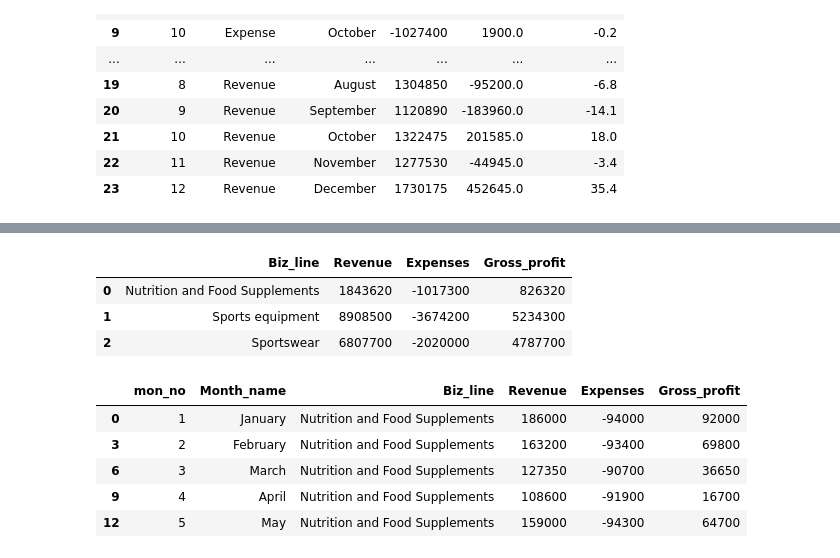
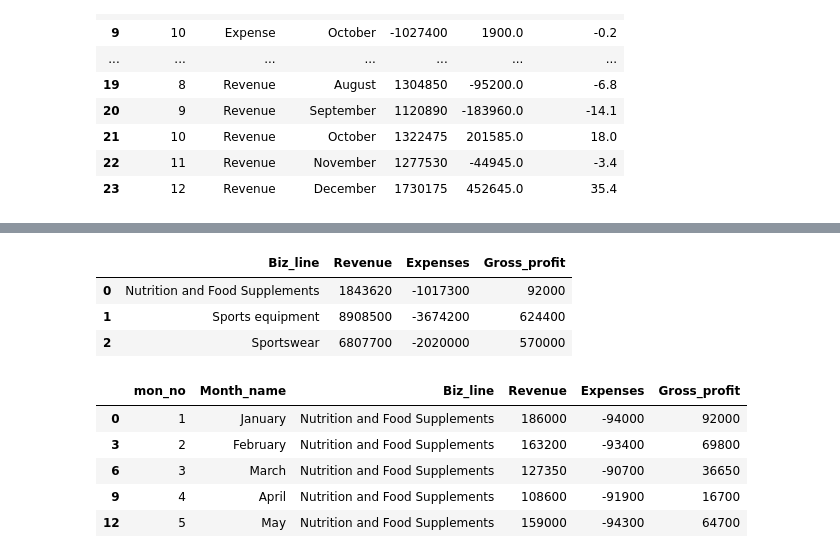
Before and after one commit to djibril968/Python_projects, a Jupyter notebook: Onyx_Financial_Analysis.ipynb, the cells around one changed output, grey strips where cells are left out. Saved outputs shown, nothing was run; the diff lists cells and outputs as text; code cells hidden in the pictures.

```diff
--- a/Onyx_Financial_Analysis.ipynb
+++ b/Onyx_Financial_Analysis.ipynb
@@ -698,22 +683,20 @@ profit_margin
 # %%
-#profit_margin_ext = Fin_data.groupby(['Rev_or_exp', 'Biz_line', 'Rev_exp_group'])['Amount'].sum().reset_index(name= 'total')
-#profit_margin_ext
-
+#Gross profit across all business lines
 
 def formular(df):
    Expenses = df.loc[df['Rev_exp_group'] == 'COGS', 'Amount'].sum()
    Revenue = df.loc[df['Rev_or_exp'] == 'Revenue', 'Amount'].sum()
    return  pd.DataFrame({'Biz_line': [df.name], 'Revenue': [Revenue], 'Expenses': [Expenses]})
 
 prof_mar_ext = Fin_data[['Rev_or_exp', 'Biz_line', 'Rev_exp_group', 'Amount']]
-df = prof_mar_ext.groupby('Biz_line').apply(formular).reset_index(drop= True)
+gross_profit  = prof_mar_ext.groupby('Biz_line').apply(formular).reset_index(drop= True)
 
-df['Gross_profit'] = df['Revenue'] + df['Expenses']
-df
+gross_profit ['Gross_profit'] = df['Revenue'] + df['Expenses']
+gross_profit
 # %% [output]
 |  | Biz_line | Revenue | Expenses | Gross_profit |
-| 0 | Nutrition and Food Supplements | 1843620 | -1017300 | 826320 |
-| 1 | Sports equipment | 8908500 | -3674200 | 5234300 |
-| 2 | Sportswear | 6807700 | -2020000 | 4787700 |
+| 0 | Nutrition and Food Supplements | 1843620 | -1017300 | 92000 |
+| 1 | Sports equipment | 8908500 | -3674200 | 624400 |
+| 2 | Sportswear | 6807700 | -2020000 | 570000 |
 # %%
 #identifying gross profit across biz_line over months
```
Also changed, not shown: parts of 6 cells of this notebook.
